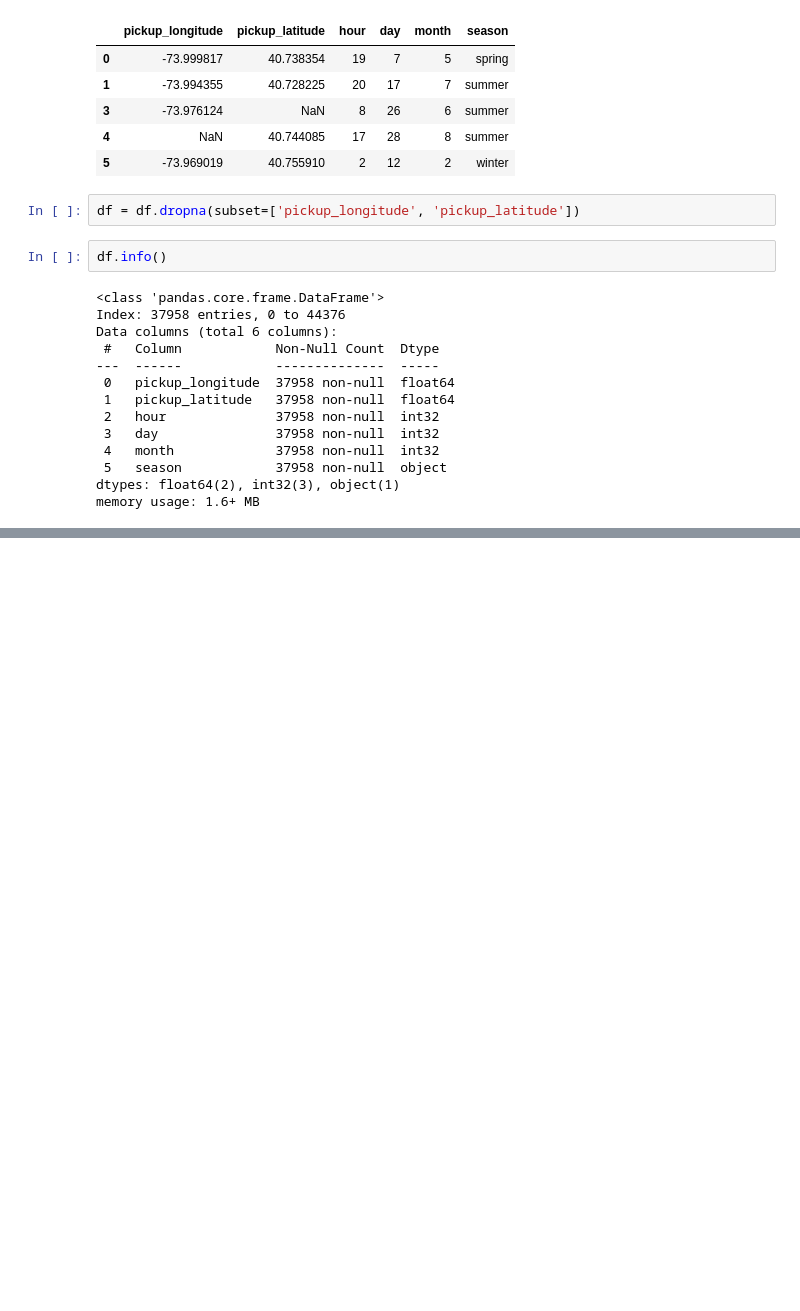
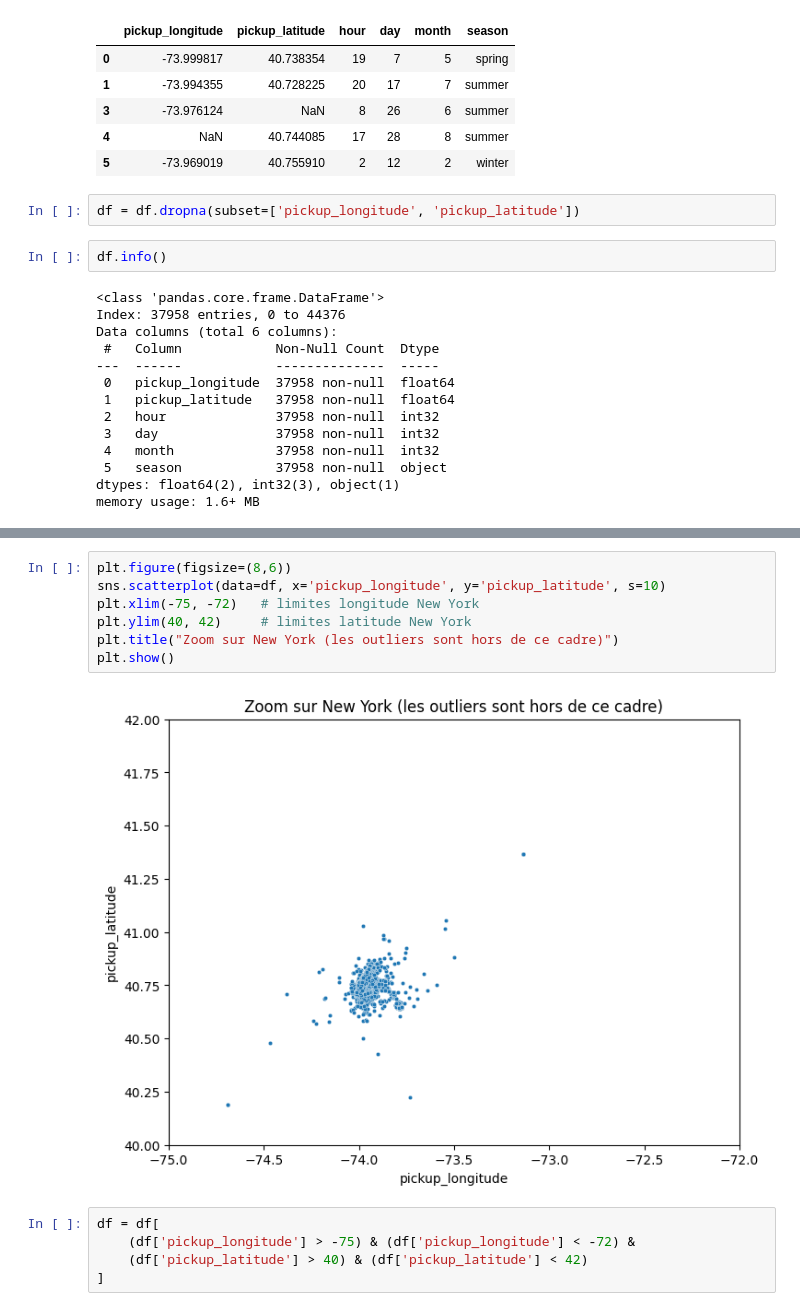
Before and after one commit to Dragon1253/ML-mini-projet, a Jupyter notebook: uber.ipynb, the cells around one changed output, grey strips where cells are left out. Drawn from its saved outputs; the diff is of its cells as text; blank space fills up the shorter version.

```diff
--- a/uber.ipynb
+++ b/uber.ipynb
@@ -131,0 +148,14 @@ memory usage: 1.6+ MB
+# %%
+plt.figure(figsize=(8,6))
+sns.scatterplot(data=df, x='pickup_longitude', y='pickup_latitude', s=10)
+plt.xlim(-75, -72)   # limites longitude New York
+plt.ylim(40, 42)     # limites latitude New York
+plt.title("Zoom sur New York (les outliers sont hors de ce cadre)")
+plt.show()
+# %% [output]
+[figure, added]
+# %%
+df = df[
+    (df['pickup_longitude'] > -75) & (df['pickup_longitude'] < -72) &
+    (df['pickup_latitude'] > 40) & (df['pickup_latitude'] < 42)
+]
```
Also changed, not shown: parts of 20 cells of this notebook.
